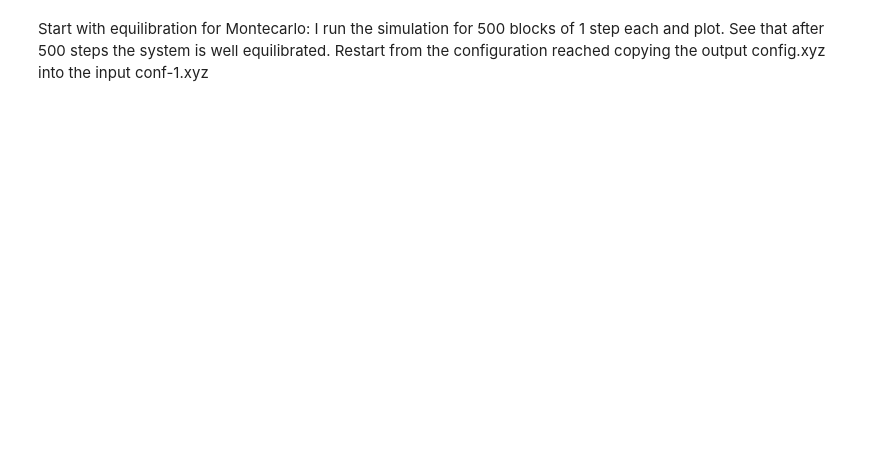
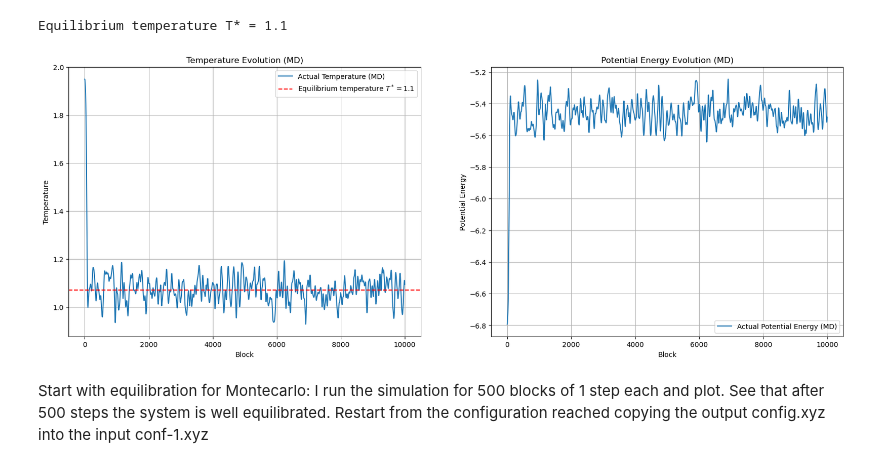
Before and after one commit to giuliagogna/NumericalSimulationLaboratory, a Jupyter notebook: Lab07/analysis7.ipynb, the cells around one changed output. Cells and saved outputs as stored; diff of their text form; code cells hidden in the pictures; blank space fills up the shorter version.

```diff
--- a/Lab07/analysis7.ipynb
+++ b/Lab07/analysis7.ipynb
@@ -7,2 +79,31 @@ from scipy.optimize import curve_fit
+# %%
+# Load only the instantaneous values
+_, temperature_MD_eq, _, _ = np.loadtxt(path_eq_MD + "temperature_MD_eq.dat", unpack=True)
+_, potential_energy_MD_eq, _, _ = np.loadtxt(path_eq_MD + "potential_energy_MD_eq.dat", unpack=True)
+# %%
+equilibrium_T = np.mean(temperature_MD_eq[-6000:])
+print(f"Equilibrium temperature T* = {equilibrium_T:.1f}")
+
+fig, axs = plt.subplots(1, 2, figsize=(20, 7))
+
+axs[0].plot(temperature_MD_eq, label="Actual Temperature (MD)")
+axs[0].axhline(equilibrium_T, c='red', linestyle='--', label=f'Equilibrium temperature $T^* = ${equilibrium_T:.1f}')
+axs[0].set_xlabel("Block")
+axs[0].set_ylabel("Temperature")
+axs[0].set_title("Temperature Evolution (MD)")
+axs[0].legend()
+axs[0].grid()
+
+axs[1].plot(potential_energy_MD_eq, label="Actual Potential Energy (MD)")
+axs[1].set_xlabel("Block")
+axs[1].set_ylabel("Potential Energy")
+axs[1].set_title("Potential Energy Evolution (MD)")
+axs[1].legend()
+axs[1].grid()
+
+plt.show()
+# %% [output]
+Equilibrium temperature T* = 1.1
+[figure, added]
 # %% [markdown]
 Start with equilibration for Montecarlo: I run the simulation for 500 blocks of 1 step each and plot. See that after 500 steps the system is well equilibrated. Restart from the configuration reached copying the output config.xyz into the input conf-1.xyz
```
Also changed, not shown: parts of 73 cells of this notebook, 48 other files.
